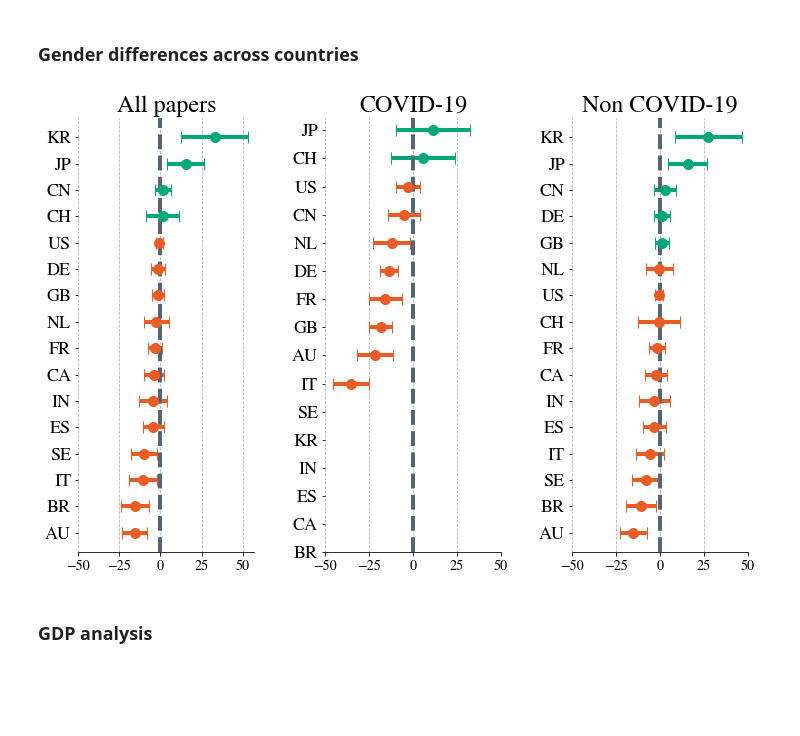
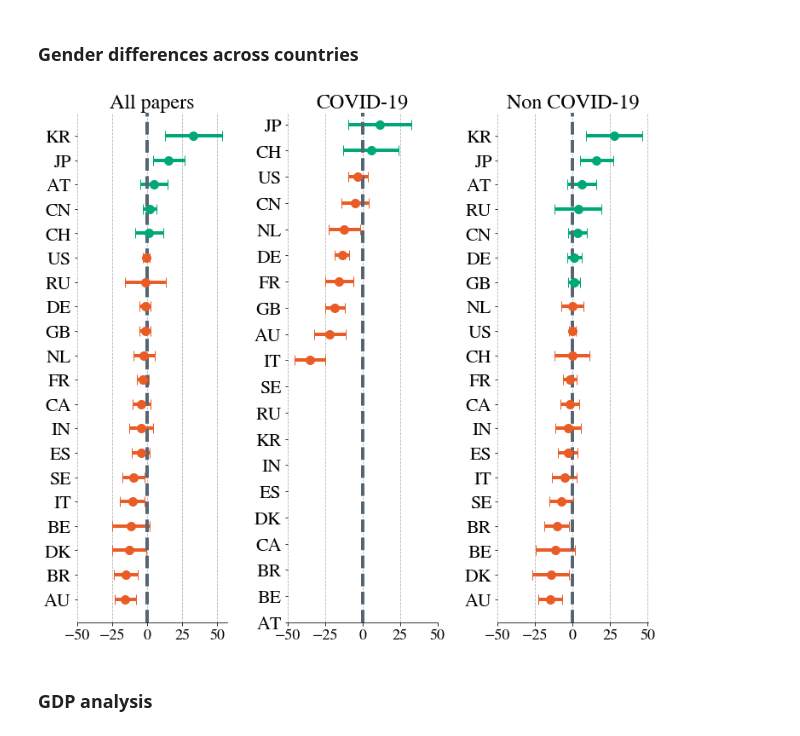
Before and after one commit to gmuric/GenderGapCovid, a Jupyter notebook: plot_figures.ipynb, the cells around one changed output. Cells and saved outputs as stored; diff of their text form; code cells hidden in the pictures; blank space fills up the shorter version.

```diff
--- a/plot_figures.ipynb
+++ b/plot_figures.ipynb
@@ -514,9 +522,11 @@ countries_data['Name'] = countries_data['Name'].str.replace(', Republic Of', '')
 countries_data = countries_data.set_index('Code')
 cc_map = countries_data['Name'].to_dict()
 # %%
-n=5000
+n=20
 cc = df[df['country_code']!=np.nan]
-big = cc.groupby('country_code')['name'].count()[cc.groupby('country_code')['name'].count()>n].index.values
+#cc.groupby('country_code')['name'].count()
+#big = cc.groupby('country_code')['name'].count()[cc.groupby('country_code')['name'].count()>n].index.values
+big = cc.groupby('country_code')['name'].count().sort_values(ascending=False).iloc[0:n].index
 cc = cc[cc['country_code'].isin(big)]
 
 #cc['country_code'] = cc['country_code'].replace(cc_map)
@@ -538,35 +548,35 @@ for name, group in G:
 data = {'All papers': countries_all, 'COVID-19': countries_covid, 'Non COVID-19': countries_noncovid}
 geo_data = data
 # %%
-fig, ax = plt.subplots(1,3, figsize=(12, 8))
+fig, ax = plt.subplots(1,3, figsize=(12, 11))
 i=0
 for name, d in data.items():
     countries_sort = OrderedDict(sorted(d.items(), key=lambda x: float('-inf') if math.isnan(x[1]['value']) else x[1]['value'], reverse=False))
     x = [v['value'] for v in countries_sort.values()]
     xerr = [v['err'] for v in countries_sort.values()]
     cols = [colors['myorange'] if v < 0 else colors['mygreen'] for v in x]
 
     y = range(0,len(countries_sort))
     for val, y_loc, err, col in zip(x,y,xerr,cols):
         ax[i].errorbar(val, y_loc, xerr=err, fmt='o', markersize=10, capsize=6, linewidth=4, color=col)
 
     ax[i].set_yticks(range(0,len(countries_sort)))
     labels = countries_sort.keys()
-    ax[i].set_yticklabels(labels, fontsize=18)
+    ax[i].set_yticklabels(labels, fontsize=22)
     ax[i].xaxis.grid(True, which='major', linestyle='--')
     ax[i].spines['top'].set_visible(False)
     ax[i].spines['right'].set_visible(False)
     ax[i].spines['left'].set_visible(False)
     #ax[i].set_xlim(left=-70, right=70)
     ax[i].set_title(name, fontsize=24)
     ax[i].set_xticks([-50,-25,0,25,50], minor=False)
-    ax[i].tick_params(axis='x', which='major', labelsize=14)
+    ax[i].tick_params(axis='x', which='major', labelsize=18)
     ax[i].axvline(x=0, linewidth=4, linestyle='--', color=colors['darkgrey'])
     i+=1
 
 plt.subplots_adjust(left=None, bottom=None, right=None, top=None, wspace=0.4, hspace=None)
 # %% [output]
-[figure, old version]
+[figure, new version]
 # %% [markdown]
 ### GDP analysis
 # %%
```
Also changed, not shown: parts of 2 cells of this notebook.
